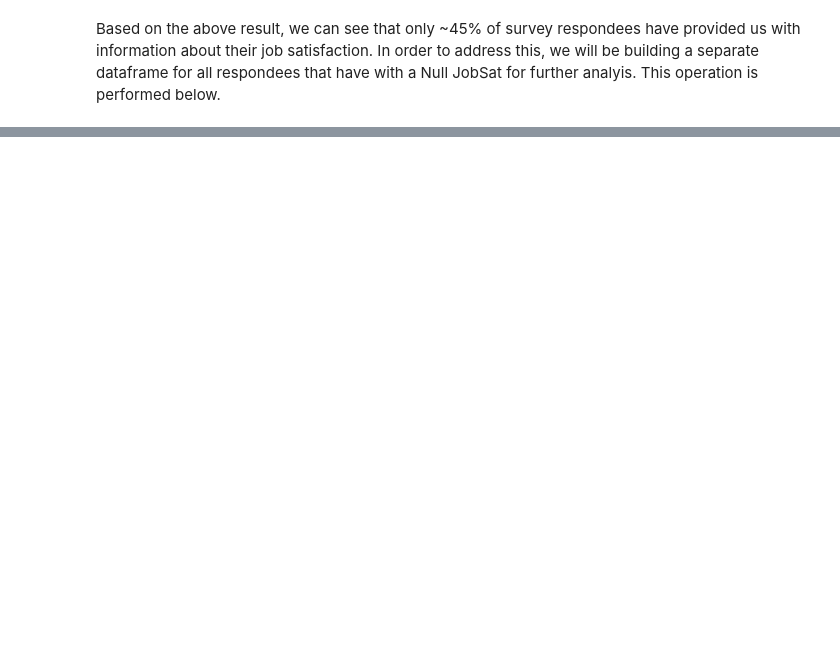
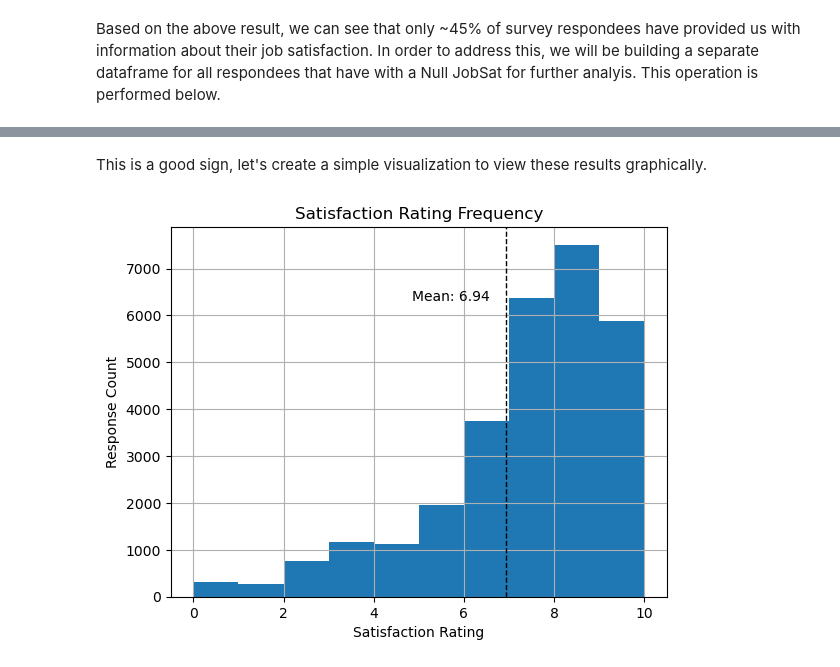
Before and after one commit to RaoBrandon/Stack-Overflow-Survey-Analysis, a Jupyter notebook: Stack_Overflow_Survey_Analysis.ipynb, the cells around one changed output, grey strips where cells are left out. Saved outputs shown, nothing was run; the diff lists cells and outputs as text; code cells hidden in the pictures; blank space fills up the shorter version.

```diff
--- a/Stack_Overflow_Survey_Analysis.ipynb
+++ b/Stack_Overflow_Survey_Analysis.ipynb
@@ -90,0 +172,21 @@ plt.title("Job Satisfaction by Remote Work")
+# %% [markdown]
+This is a good sign, let's create a simple visualization to view these results graphically.
+# %%
+# Grab mean of job satisfaction
+sat_mean = sat_df['JobSat'].mean()
+
+# Build histogram to showcase frequency
+sat_df['JobSat'].hist()
+
+# Plot mean line
+plt.axvline(sat_mean, color='k', linestyle='dashed', linewidth=1)
+min_ylim, max_ylim = plt.ylim()
+
+# Label mean and apply titles
+plt.text(sat_mean*0.7, max_ylim*0.8, 'Mean: {:.2f}'.format(sat_mean))
+plt.title("Satisfaction Rating Frequency")
+plt.xlabel("Satisfaction Rating")
+plt.ylabel("Response Count")
+plt.show()
+# %% [output]
+[figure, added]
```
Also changed, not shown: parts of 38 cells of this notebook, 2 other files.
